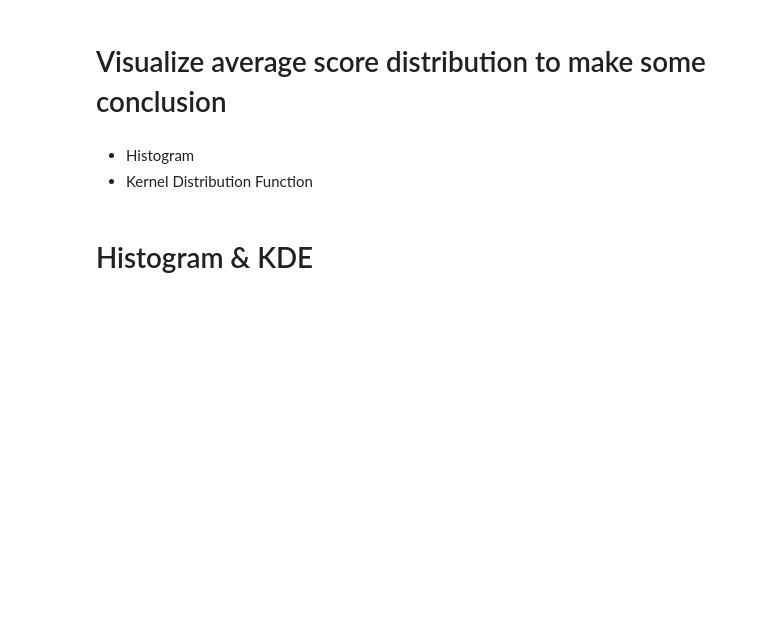
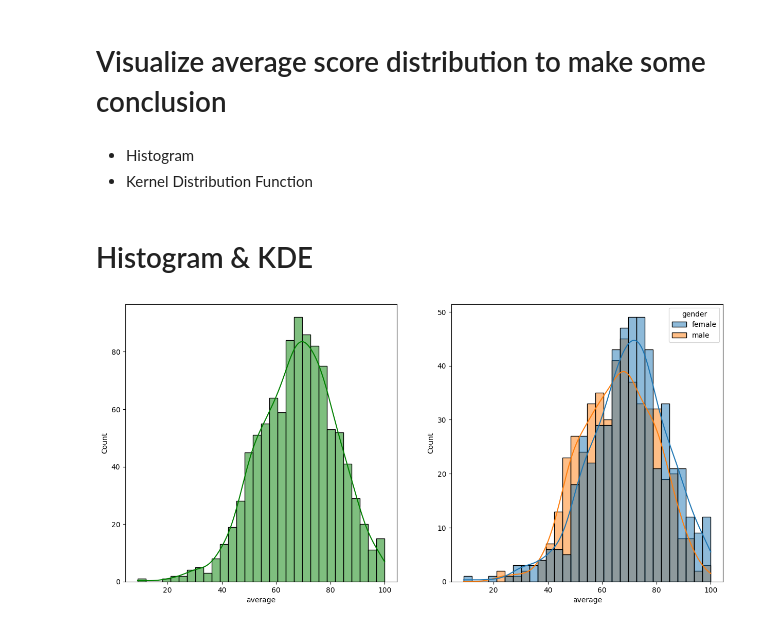
Before and after one commit to Azhar965/mlproject1, a Jupyter notebook: notebook/EDA STUDENT PERFORMANCE.ipynb, the cells around one changed output. Drawn from its saved outputs; the diff is of its cells as text; code cells hidden in the pictures; blank space fills up the shorter version.

```diff
--- a/notebook/EDA STUDENT PERFORMANCE.ipynb
+++ b/notebook/EDA STUDENT PERFORMANCE.ipynb
@@ -200,9 +200,11 @@ Number of students with full marks in reading : 17
 # %% [markdown]
 # Histogram & KDE
 # %%
-fig, axs = plt.subplots(1, 2 , figsize=(15,7))
+plt.figure(figsize=(15, 7))
 plt.subplot(121)
 sns.histplot(data=df, x='average',bins=30,kde=True,color='g')
 plt.subplot(122)
 sns.histplot(data=df, x='average',bins=30,kde=True,hue='gender')
 plt.show()
+# %% [output]
+[figure, added]
```
Also changed, not shown: parts of 6 cells of this notebook.
